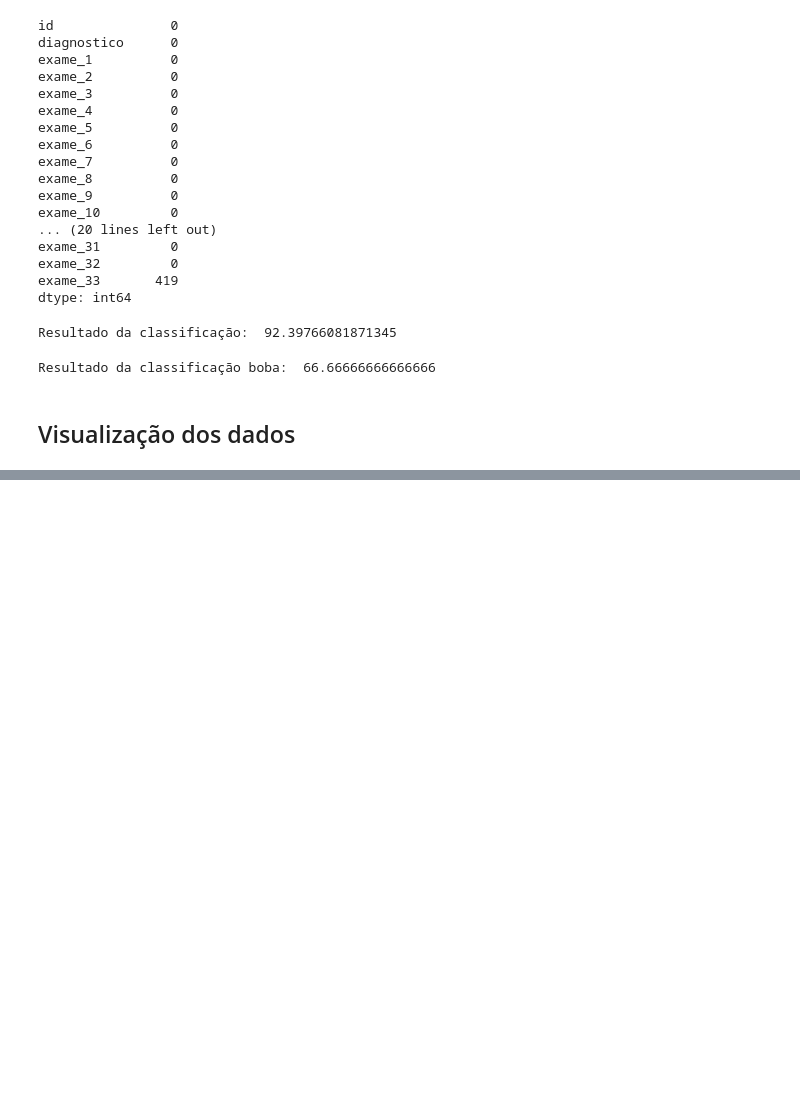
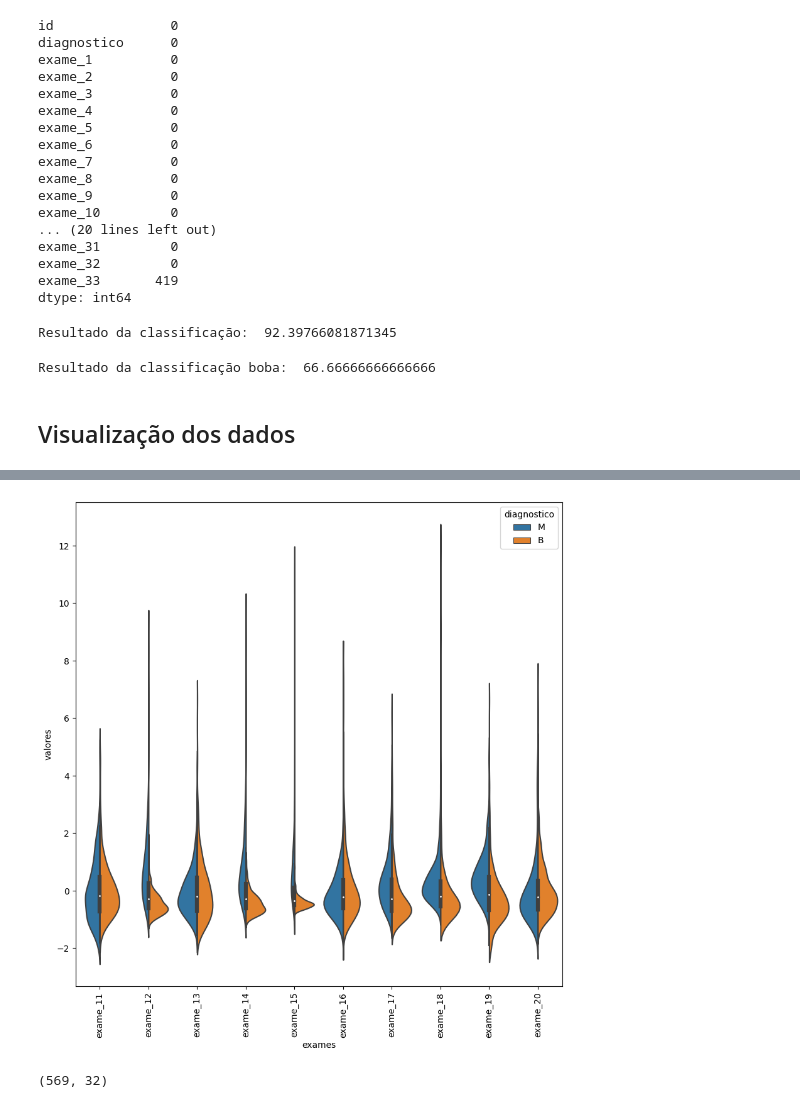
Before and after one commit to danielgaio/python-ia-study, a Jupyter notebook: alura/machine-learning-lidando-com-dados-de-muitas-dimencoes/aula-1-alura-care.ipynb, the cells around one changed output, grey strips where cells are left out. Cells and saved outputs as stored; diff of their text form; code cells hidden in the pictures; blank space fills up the shorter version.

```diff
--- a/alura/machine-learning-lidando-com-dados-de-muitas-dimencoes/aula-1-alura-care.ipynb
+++ b/alura/machine-learning-lidando-com-dados-de-muitas-dimencoes/aula-1-alura-care.ipynb
@@ -113,0 +216,17 @@ sns.violinplot(x='exames', y='valores', hue='diagnostico', data=dados_plot)
+# %%
+def grafico_violino(valores, inicio, fim):
+    dados_plot = pd.concat([diagnostico, valores.iloc[:, inicio:fim]], axis=1)
+    dados_plot = pd.melt(dados_plot, id_vars='diagnostico', var_name='exames', value_name='valores')
+    plt.figure(figsize=(10, 10))
+    sns.violinplot(x='exames', y='valores', hue='diagnostico', data=dados_plot, split=True)
+    plt.xticks(rotation=90)
+
+# temos cerca de 30 exames (colunas), antes plotamos os 10 primeiros e agora os 10 seguintes
+# e em seguida os últimos 10 exames
+grafico_violino(valores_exames_v2, 10, 20)
+# %% [output]
+[figure, added]
+# %%
+valores_exames_v2.shape
+# %% [output]
+(569, 32)
```
Also changed, not shown: parts of 21 cells of this notebook.
